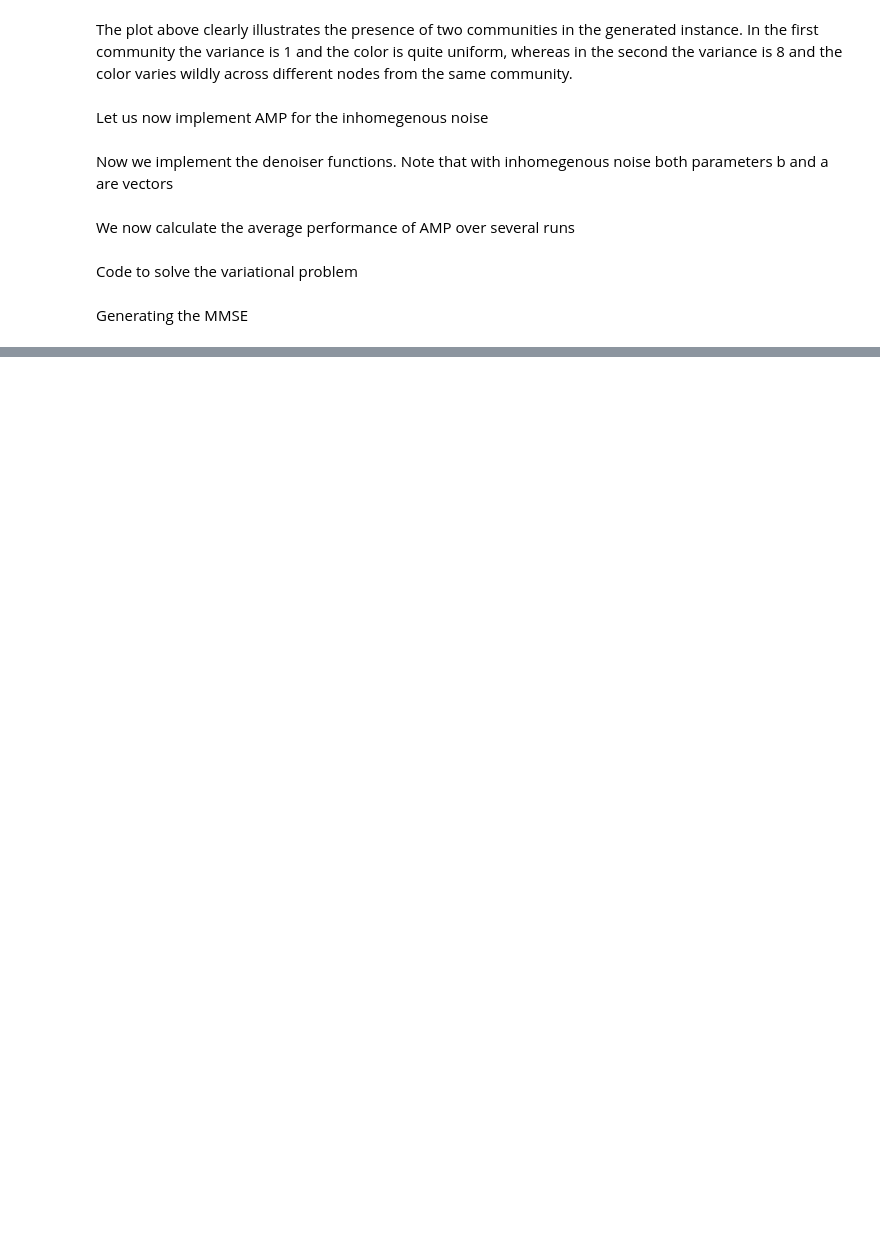
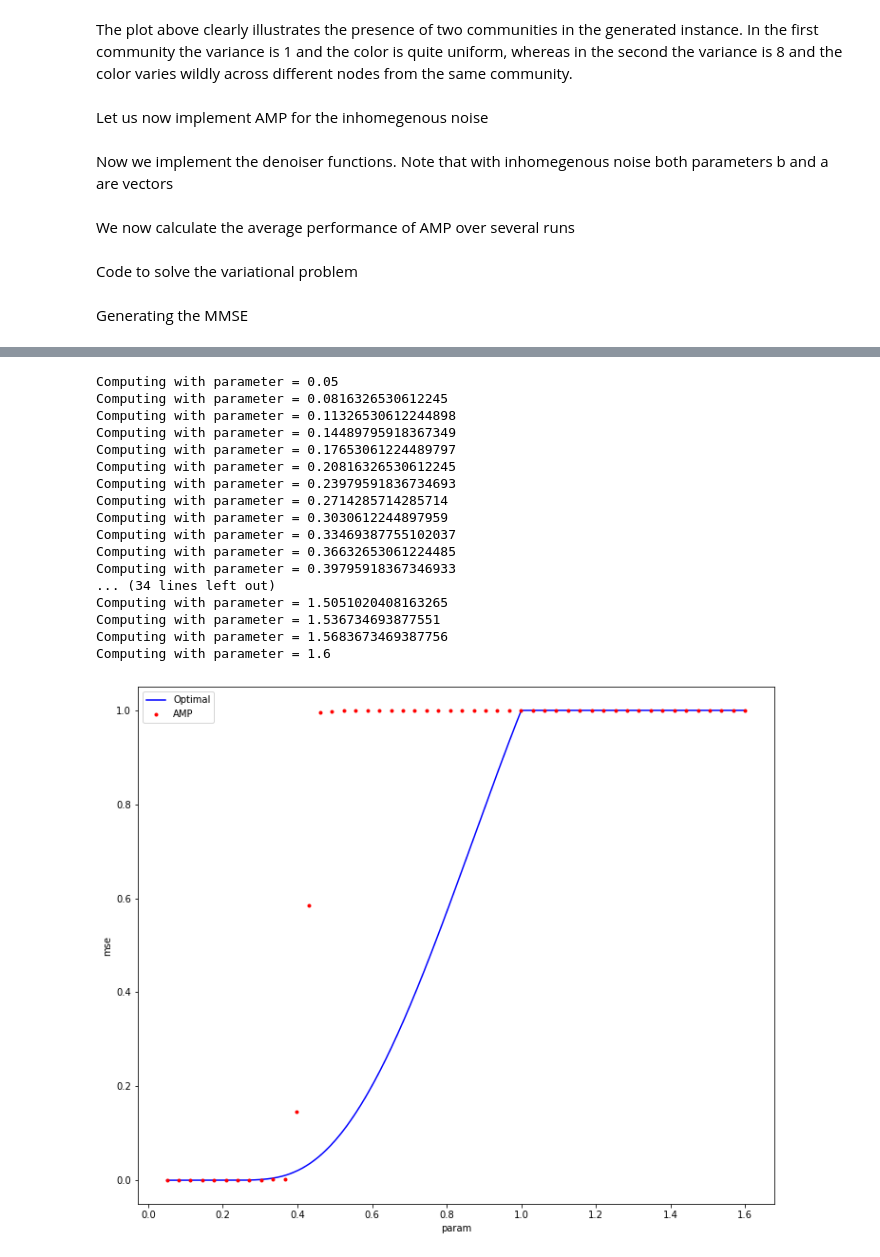
Before and after one commit to samatbor/AMP-for-inhomogenous-noise, a Jupyter notebook: AMP_inhomegenous_noise_Justin.ipynb, the cells around one changed output, grey strips where cells are left out. Cells and saved outputs as stored; diff of their text form; code cells hidden in the pictures; blank space fills up the shorter version.

```diff
--- a/AMP_inhomegenous_noise_Justin.ipynb
+++ b/AMP_inhomegenous_noise_Justin.ipynb
@@ -259,0 +288,30 @@ Computing with parameter = 1.6
+# %%
+dimension = 100
+start = 0.05
+end = 1.6
+points = 50
+delta_collection = create_two_blocks_collection(dimension = dimension, start = start, end = end, points = points,
+                                         first_size = dimension//2, diag_scalar = 1)
+gaussian_prior = data_amp(initialisation = 'uninformed', seeds = 7, dimension = dimension,
+                                   delta_collection = delta_collection, prior = 'radamacher')
+visualize(data_amp = gaussian_prior, data_optimal =
+          optimal_curve(start = start, end = end, points = 1000, diag_scalar = 1,prior = 'radamacher'))
+# %% [output]
+Computing with parameter = 0.05
+Computing with parameter = 0.0816326530612245
+Computing with parameter = 0.11326530612244898
+Computing with parameter = 0.14489795918367349
+Computing with parameter = 0.17653061224489797
+Computing with parameter = 0.20816326530612245
+Computing with parameter = 0.23979591836734693
+Computing with parameter = 0.2714285714285714
+Computing with parameter = 0.3030612244897959
+Computing with parameter = 0.33469387755102037
+Computing with parameter = 0.36632653061224485
+Computing with parameter = 0.39795918367346933
+... (34 lines left out)
+Computing with parameter = 1.5051020408163265
+Computing with parameter = 1.536734693877551
+Computing with parameter = 1.5683673469387756
+Computing with parameter = 1.6
+[figure, added]
```
Also changed, not shown: parts of 5 cells of this notebook.
